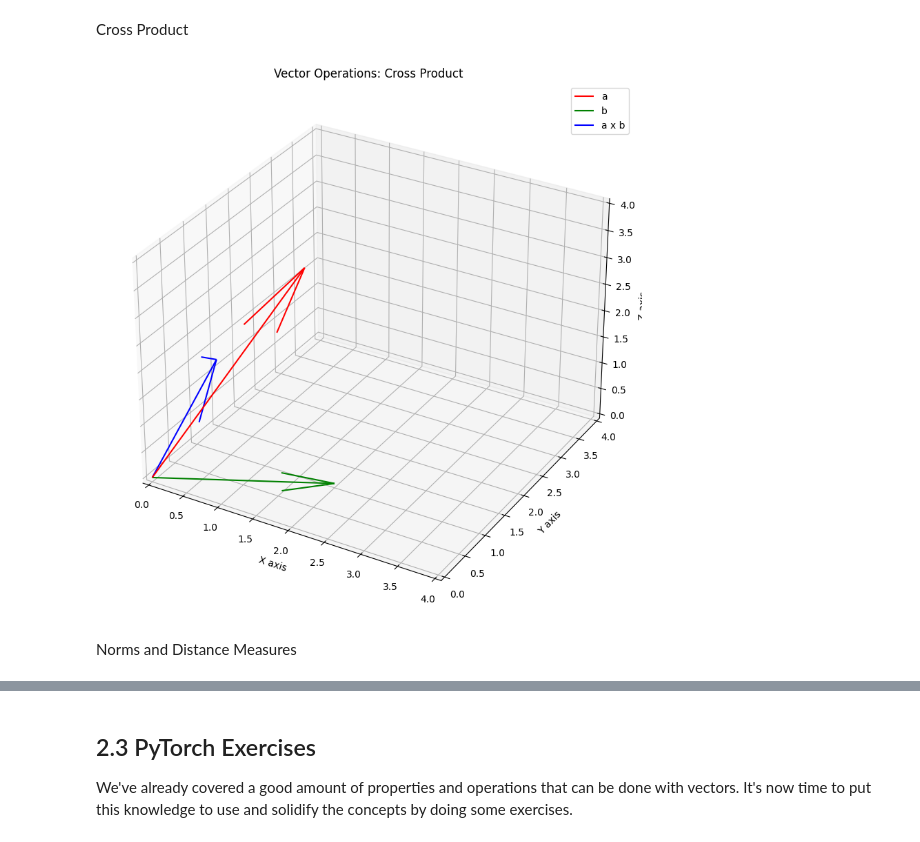
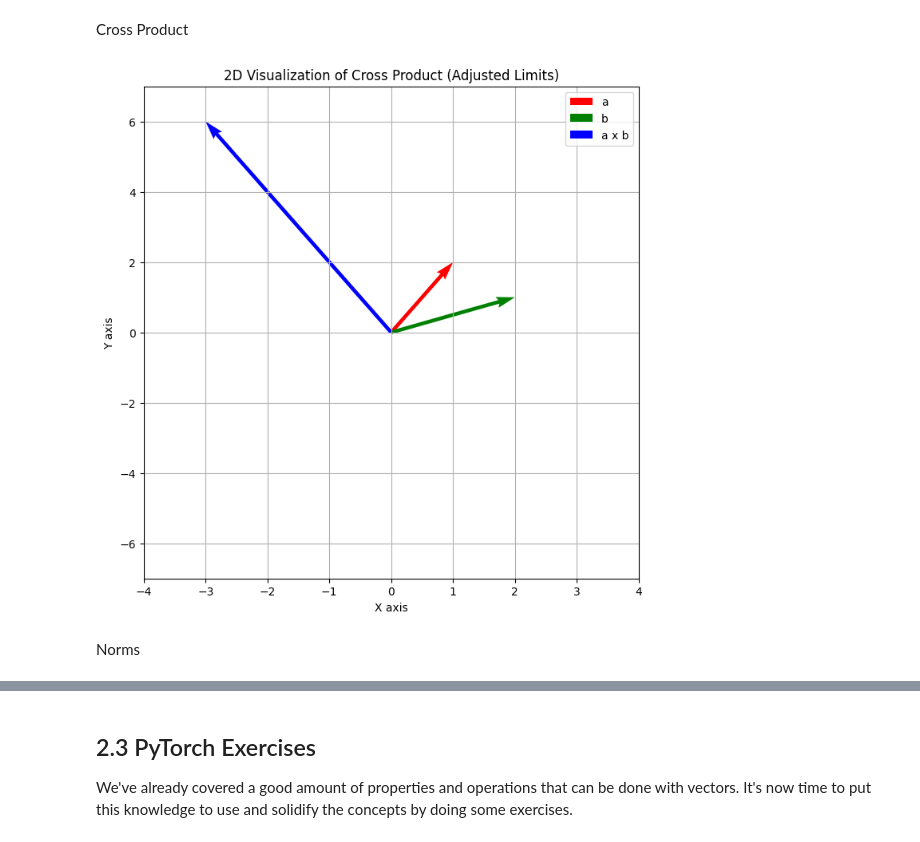
Before and after one commit to vedanshpriyadarshi/pytorch-linear-algebra, a Jupyter notebook: Linear_Algebra_Using_PyTorch_1.ipynb, the cells around one changed output, grey strips where cells are left out. Cells and saved outputs as stored; diff of their text form; code cells hidden in the pictures.

```diff
--- a/Linear_Algebra_Using_PyTorch_1.ipynb
+++ b/Linear_Algebra_Using_PyTorch_1.ipynb
@@ -436,40 +429,41 @@ Cross Product
 # %%
 import torch
 import matplotlib.pyplot as plt
-from mpl_toolkits.mplot3d import Axes3D
 
 # Define two vectors
 a = torch.tensor([1, 2, 3], dtype=torch.float)
 b = torch.tensor([2, 1, 0], dtype=torch.float)
 
-# Perform operations
+# Perform cross product operation
 cross_product = torch.cross(a, b)
 
-# Create a 3D figure
-fig = plt.figure(figsize=(12,10))
-ax = fig.add_subplot(111, projection='3d')
+# Extending the limits based on the cross product values
+x_limit = max(abs(cross_product[0].item()), a[0].item(), b[0].item()) + 1
+y_limit = max(abs(cross_product[1].item()), a[1].item(), b[1].item()) + 1
 
-# Plot the vectors and their cross product
-ax.quiver(0, 0, 0, a[0], a[1], a[2], color='r', label='a')
-ax.quiver(0, 0, 0, b[0], b[1], b[2], color='g', label='b')
-ax.quiver(0, 0, 0, cross_product[0], cross_product[1], cross_product[2], color='b', label='a x b')
+# Create a 2D plot for visualization with updated limits
+fig, ax = plt.subplots(figsize=(8, 8))
 
-# Setting limits for better visualization
-ax.set_xlim([0, 4])
-ax.set_ylim([0, 4])
-ax.set_zlim([0, 4])
+# Quiver plot for the vectors and their cross product
+ax.quiver(0, 0, a[0].item(), a[1].item(), angles='xy', scale_units='xy', scale=1, color='r', label='a')
+ax.quiver(0, 0, b[0].item(), b[1].item(), angles='xy', scale_units='xy', scale=1, color='g', label='b')
+ax.quiver(0, 0, cross_product[0].item(), cross_product[1].item(), angles='xy', scale_units='xy', scale=1, color='b', label='a x b')
 
-# Adding labels, legend, and title
+# Setting the new limits for the axes
+ax.set_xlim([-x_limit, x_limit])
+ax.set_ylim([-y_limit, y_limit])
+
+# Adding labels, title, legend, and grid
 ax.set_xlabel('X axis')
 ax.set_ylabel('Y axis')
-ax.set_zlabel('Z axis')
-ax.set_title('Vector Operations: Cross Product')
+ax.set_title('2D Visualization of Cross Product (Adjusted Limits)')
 ax.legend()
+plt.grid(True)
 
 # Show the plot
 plt.show()
 # %% [output]
-[figure, old version]
+[figure, new version]
-# %% [markdown]
-Norms and Distance Measures
+# %% [markdown]
+Norms
 # %%
```
Also changed, not shown: parts of 20 cells of this notebook.
